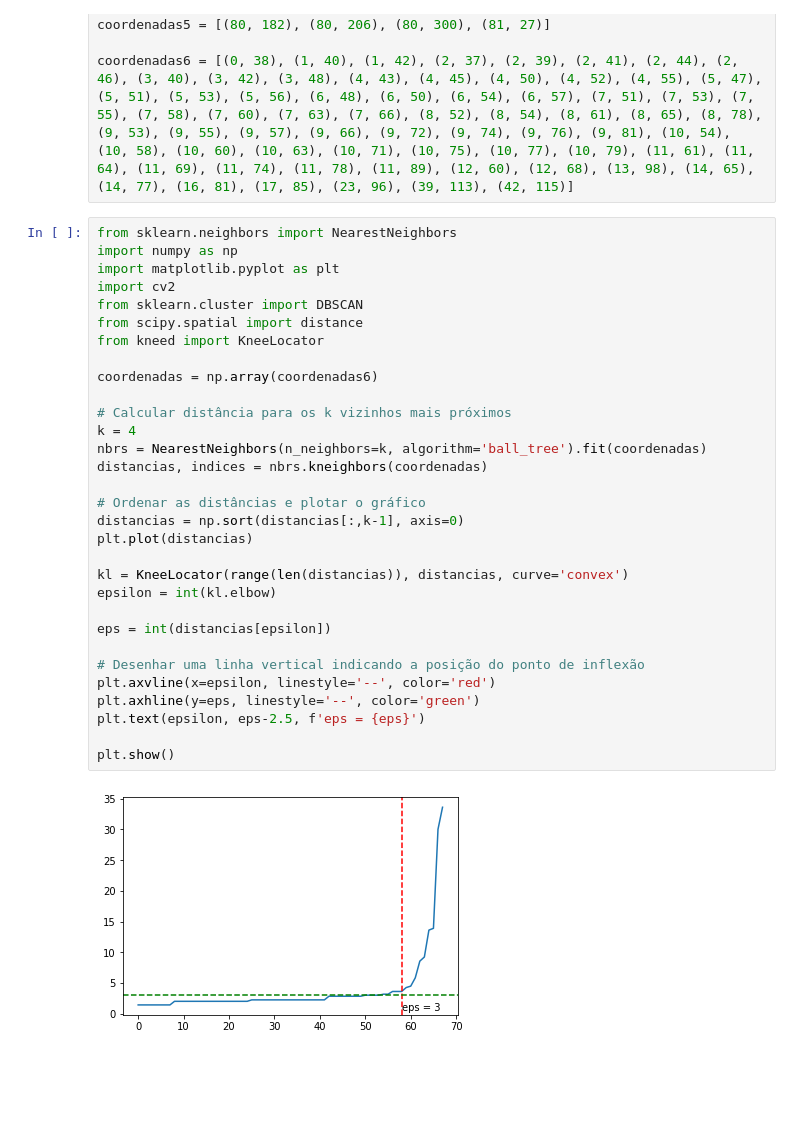
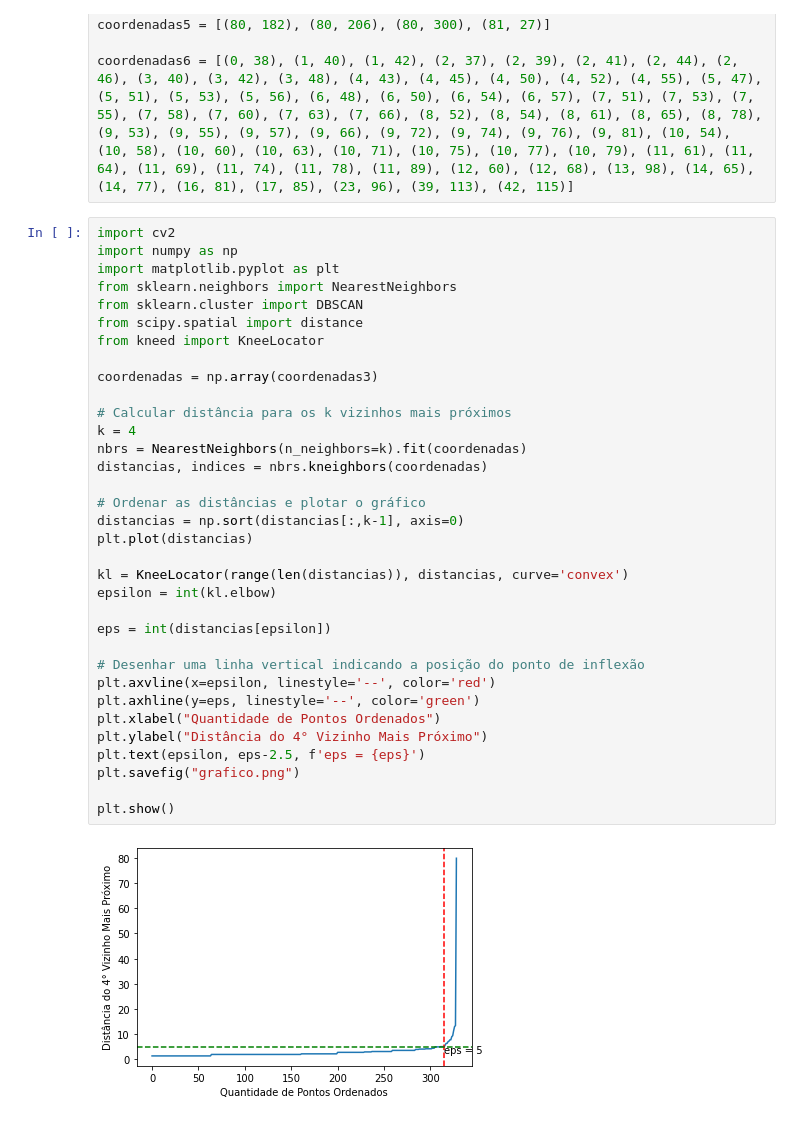
Before and after one commit to AndreAlbu/DBSCAN, a Jupyter notebook: Função DBSCAN.ipynb, the cells around one changed output. Cells and saved outputs as stored; diff of their text form; blank space fills up the shorter version.

```diff
--- a/Função DBSCAN.ipynb
+++ b/Função DBSCAN.ipynb
@@ -7,38 +7,41 @@ coordenadas5 = [(80, 182), (80, 206), (80, 300), (81, 27)]
 
 coordenadas6 = [(0, 38), (1, 40), (1, 42), (2, 37), (2, 39), (2, 41), (2, 44), (2, 46), (3, 40), (3, 42), (3, 48), (4, 43), (4, 45), (4, 50), (4, 52), (4, 55), (5, 47), (5, 51), (5, 53), (5, 56), (6, 48), (6, 50), (6, 54), (6, 57), (7, 51), (7, 53), (7, 55), (7, 58), (7, 60), (7, 63), (7, 66), (8, 52), (8, 54), (8, 61), (8, 65), (8, 78), (9, 53), (9, 55), (9, 57), (9, 66), (9, 72), (9, 74), (9, 76), (9, 81), (10, 54), (10, 58), (10, 60), (10, 63), (10, 71), (10, 75), (10, 77), (10, 79), (11, 61), (11, 64), (11, 69), (11, 74), (11, 78), (11, 89), (12, 60), (12, 68), (13, 98), (14, 65), (14, 77), (16, 81), (17, 85), (23, 96), (39, 113), (42, 115)]
 # %%
-from sklearn.neighbors import NearestNeighbors
+import cv2
 import numpy as np
 import matplotlib.pyplot as plt
-import cv2
+from sklearn.neighbors import NearestNeighbors
 from sklearn.cluster import DBSCAN
 from scipy.spatial import distance
 from kneed import KneeLocator
 
-coordenadas = np.array(coordenadas6)
+coordenadas = np.array(coordenadas3)
 
 # Calcular distância para os k vizinhos mais próximos
 k = 4
-nbrs = NearestNeighbors(n_neighbors=k, algorithm='ball_tree').fit(coordenadas)
+nbrs = NearestNeighbors(n_neighbors=k).fit(coordenadas)
 distancias, indices = nbrs.kneighbors(coordenadas)
 
 # Ordenar as distâncias e plotar o gráfico
 distancias = np.sort(distancias[:,k-1], axis=0)
 plt.plot(distancias)
 
 kl = KneeLocator(range(len(distancias)), distancias, curve='convex')
 epsilon = int(kl.elbow)
 
 eps = int(distancias[epsilon])
 
 # Desenhar uma linha vertical indicando a posição do ponto de inflexão
 plt.axvline(x=epsilon, linestyle='--', color='red')
 plt.axhline(y=eps, linestyle='--', color='green')
+plt.xlabel("Quantidade de Pontos Ordenados")
+plt.ylabel("Distância do 4° Vizinho Mais Próximo")
 plt.text(epsilon, eps-2.5, f'eps = {eps}')
+plt.savefig("grafico.png")
 
 plt.show()
 # %% [output]
-[figure, old version]
+[figure, new version]
 # %%
 height, width = 350, 350
 
```
Also changed, not shown: parts of 1 cell of this notebook.
